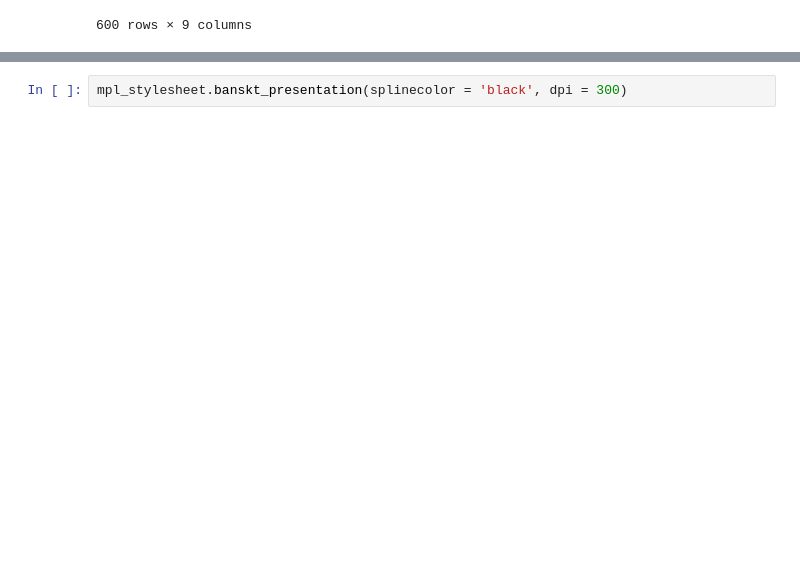
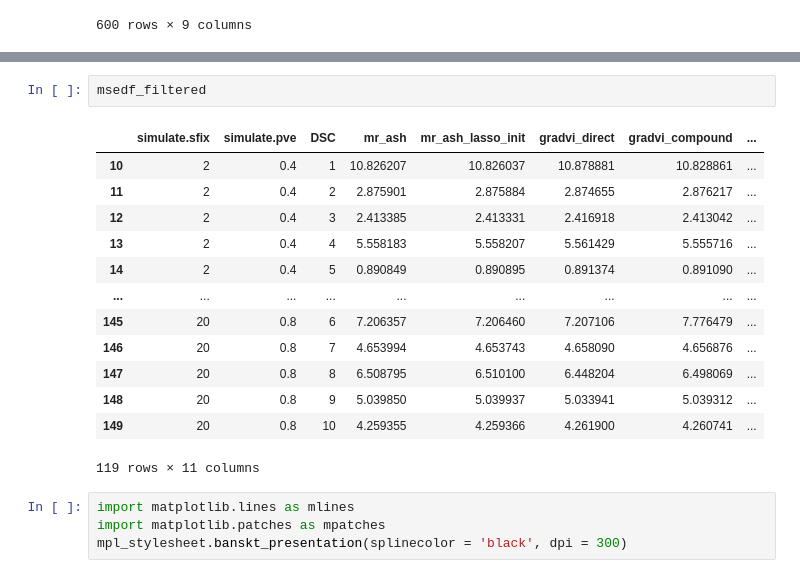
Before and after one commit to banskt/gradvi-experiments, a Jupyter notebook: analysis/elbo_comparison.ipynb, the cells around one changed output, grey strips where cells are left out. Drawn from its saved outputs; the diff is of its cells as text; blank space fills up the shorter version.

```diff
--- a/analysis/elbo_comparison.ipynb
+++ b/analysis/elbo_comparison.ipynb
@@ -142,2 +219,20 @@ import matplotlib.patches as mpatches
+# %%
+msedf_filtered
+# %% [output]
+|  | simulate.sfix | simulate.pve | DSC | mr_ash | mr_ash_lasso_init | gradvi_direct | gradvi_compound | ... |
+| 10 | 2 | 0.4 | 1 | 10.826207 | 10.826037 | 10.878881 | 10.828861 | ... |
+| 11 | 2 | 0.4 | 2 | 2.875901 | 2.875884 | 2.874655 | 2.876217 | ... |
+| 12 | 2 | 0.4 | 3 | 2.413385 | 2.413331 | 2.416918 | 2.413042 | ... |
+| 13 | 2 | 0.4 | 4 | 5.558183 | 5.558207 | 5.561429 | 5.555716 | ... |
+| 14 | 2 | 0.4 | 5 | 0.890849 | 0.890895 | 0.891374 | 0.891090 | ... |
+| ... | ... | ... | ... | ... | ... | ... | ... | ... |
+| 145 | 20 | 0.8 | 6 | 7.206357 | 7.206460 | 7.207106 | 7.776479 | ... |
+| 146 | 20 | 0.8 | 7 | 4.653994 | 4.653743 | 4.658090 | 4.656876 | ... |
+| 147 | 20 | 0.8 | 8 | 6.508795 | 6.510100 | 6.448204 | 6.498069 | ... |
+| 148 | 20 | 0.8 | 9 | 5.039850 | 5.039937 | 5.033941 | 5.039312 | ... |
+| 149 | 20 | 0.8 | 10 | 4.259355 | 4.259366 | 4.261900 | 4.260741 | ... |
+119 rows × 11 columns
 # %%
+import matplotlib.lines as mlines
+import matplotlib.patches as mpatches
 mpl_stylesheet.banskt_presentation(splinecolor = 'black', dpi = 300)
```
Also changed, not shown: parts of 18 cells of this notebook, 5 other files.
